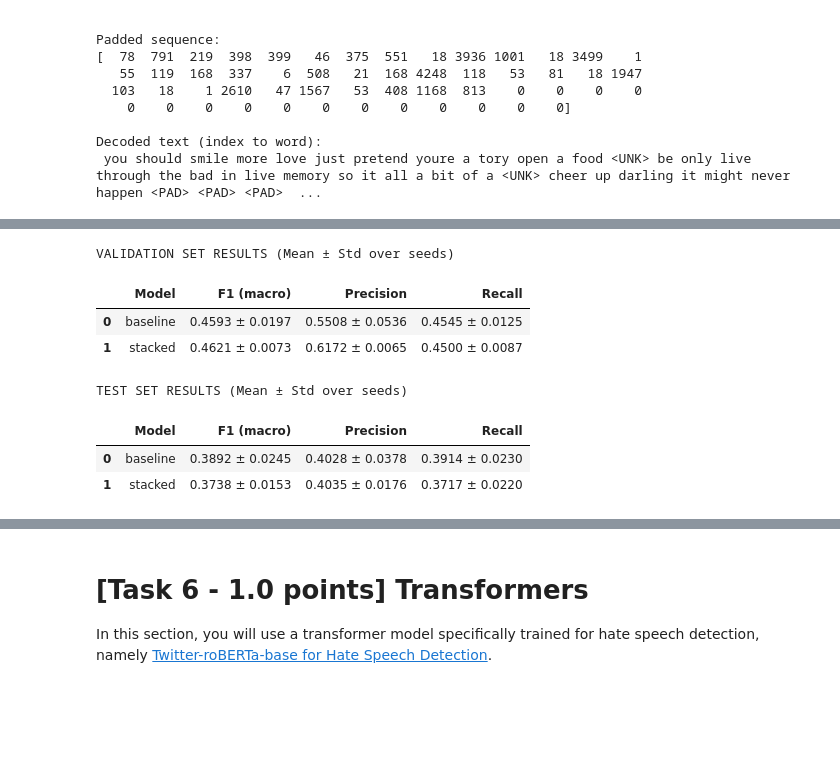
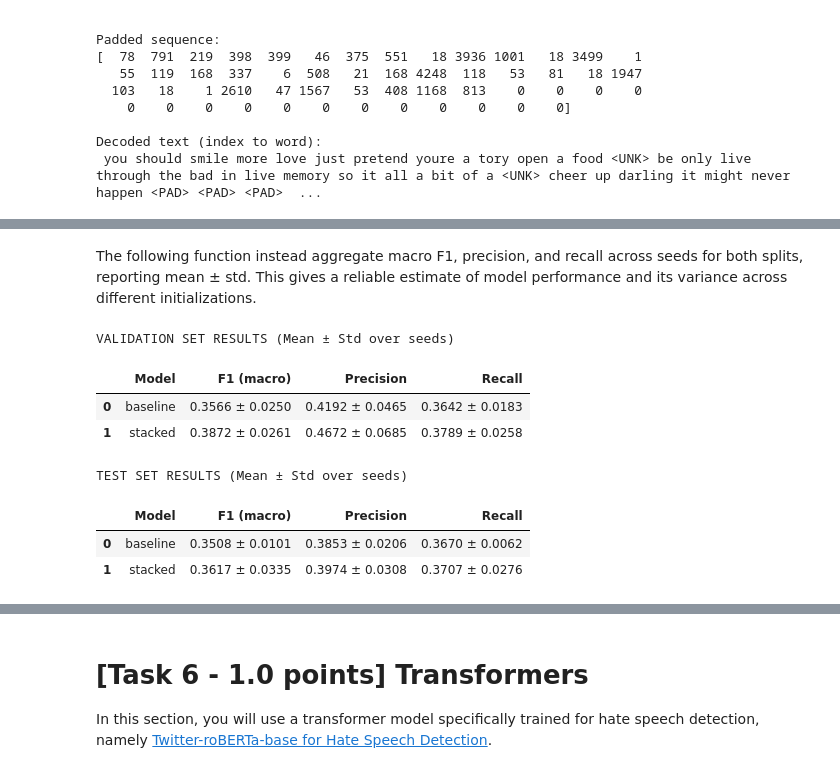
Before and after one commit to VirginiaFoschi/-NLP-2025-2026-A1, a Jupyter notebook: Assignment1-2526.ipynb, the cells around one changed output, grey strips where cells are left out. Cells and saved outputs as stored; diff of their text form; code cells hidden in the pictures; blank space fills up the shorter version.

```diff
--- a/Assignment1-2526.ipynb
+++ b/Assignment1-2526.ipynb
@@ -1493,6 +1657,7 @@ def train_model(model: nn.Module,
                num_epochs: int,
                device: torch.device,
                model_name: str = 'model',
+               save_path: str = None,
                verbose = False) -> Dict:
     """
     Complete training loop
@@ -1540,7 +1705,7 @@ def train_model(model: nn.Module,
 
         if val_results['f1'] > best_val_f1:
             best_val_f1 = val_results['f1']
-            best_model_state = copy.deepcopy(model.state_dict())
+            best_model_state = model.state_dict().copy()
 
         # Print progress
         if verbose:
@@ -1548,6 +1713,8 @@ def train_model(model: nn.Module,
 
     if best_model_state is not None:
         model.load_state_dict(best_model_state)
+        if save_path:
+            torch.save(best_model_state, save_path)
 
     return {
         'history': history,
@@ -1582,6 +1749,11 @@ def train_multiple_seeds(model_params: Dict,
         # Loss and optimizer
         optimizer = torch.optim.Adam(model.parameters(), lr=config.LEARNING_RATE)
 
+        # Define save path for this seed's model
+        model_save_dir = Path(config.SAVE_DIR) / model_name
+        model_save_dir.mkdir(parents=True, exist_ok=True)
+        current_save_path = model_save_dir / f"{model_name}_seed_{seed}.pt"
+
         # Train
         training_results = train_model(
             model=model,
@@ -1591,7 +1763,8 @@ def train_multiple_seeds(model_params: Dict,
             optimizer=optimizer,
             num_epochs=config.NUM_EPOCHS,
             device=config.DEVICE,
-            model_name=f"{model_name}_seed{seed}"
+            model_name=f"{model_name}_seed{seed}",
+            save_path=current_save_path
         )
 
         model.load_state_dict(training_results['best_model_state'])
@@ -1623,12 +1796,10 @@ def train_multiple_seeds(model_params: Dict,
         })
 
         results['histories'].append(history)
-        results['models'].append(model.state_dict().copy())
+        results['models'].append(training_results['best_model_state'])
 
         # Print summary
-        print(f"\n{'='*80}")
-        print(f"SEED {seed} SUMMARY")
-        print(f"{'='*80}")
+        print(f"\nSEED {seed}")
         print(f"Validation - F1: {val_results['f1']:.4f}, Prec: {val_results['precision']:.4f}, Rec: {val_results['recall']:.4f}")
         print(f"Test       - F1: {test_results['f1']:.4f}, Prec: {test_results['precision']:.4f}, Rec: {test_results['recall']:.4f}")
 
@@ -1694,13 +1825,4 @@ stacked_model_params = {
     'dropout_prob': config.DROPOUT_PROB,
     'freeze_embedding': config.FREEZE_EMBEDDINGS
 }
-# %%
-train_loader, val_loader, test_loader = create_dataloaders(
-    train_df_en, val_df_en, test_df_en,
-    word_to_idx=word_to_idx,
-    max_length=config.MAX_SEQUENCE_LENGTH,
-    batch_size=64,
-    text_col='tweet',
-    label_col='label'
-)
 # %%
@@ -1806,3 +1937,5 @@ plot_training_curves(stacked_results, title = "Stacked BiLSTM")
+# %% [markdown]
+The following function instead aggregate macro F1, precision, and recall across seeds for both splits, reporting mean ± std. This gives a reliable estimate of model performance and its variance across different initializations.
 # %%
 def compute_statistics(results: Dict) -> Dict:
     """Compute mean and std of metrics across seeds"""
@@ -1860,26 +1993,26 @@ def build_results_df(stats, split_name, models):
 
     return pd.DataFrame(data)
 # %%
-models = ["baseline", "stacked"]
-stats = {
+models_list = ["baseline", "stacked"]
+model_stats = {
     "baseline": compute_statistics(baseline_results),
     "stacked": compute_statistics(stacked_results)
 }
 
-val_df = build_results_df(stats, "validation", models)
-test_df = build_results_df(stats, "test", models)
+val_df = build_results_df(model_stats, "validation", models_list)
+test_df = build_results_df(model_stats, "test", models_list)
 
-print("\nVALIDATION SET RESULTS (Mean ± Std over seeds)")
+print("\nVALIDATION SET RESULTS (Mean \u00b1 Std over seeds)")
 display(val_df)
 
-print("\n\nTEST SET RESULTS (Mean ± Std over seeds)")
+print("\n\nTEST SET RESULTS (Mean \u00b1 Std over seeds)")
 display(test_df)
 # %% [output]
 VALIDATION SET RESULTS (Mean ± Std over seeds)
 |  | Model | F1 (macro) | Precision | Recall |
-| 0 | baseline | 0.4593 ± 0.0197 | 0.5508 ± 0.0536 | 0.4545 ± 0.0125 |
-| 1 | stacked | 0.4621 ± 0.0073 | 0.6172 ± 0.0065 | 0.4500 ± 0.0087 |
+| 0 | baseline | 0.3566 ± 0.0250 | 0.4192 ± 0.0465 | 0.3642 ± 0.0183 |
+| 1 | stacked | 0.3872 ± 0.0261 | 0.4672 ± 0.0685 | 0.3789 ± 0.0258 |
 TEST SET RESULTS (Mean ± Std over seeds)
 |  | Model | F1 (macro) | Precision | Recall |
-| 0 | baseline | 0.3892 ± 0.0245 | 0.4028 ± 0.0378 | 0.3914 ± 0.0230 |
-| 1 | stacked | 0.3738 ± 0.0153 | 0.4035 ± 0.0176 | 0.3717 ± 0.0220 |
+| 0 | baseline | 0.3508 ± 0.0101 | 0.3853 ± 0.0206 | 0.3670 ± 0.0062 |
+| 1 | stacked | 0.3617 ± 0.0335 | 0.3974 ± 0.0308 | 0.3707 ± 0.0276 |
```
Also changed, not shown: parts of 112 cells of this notebook.
